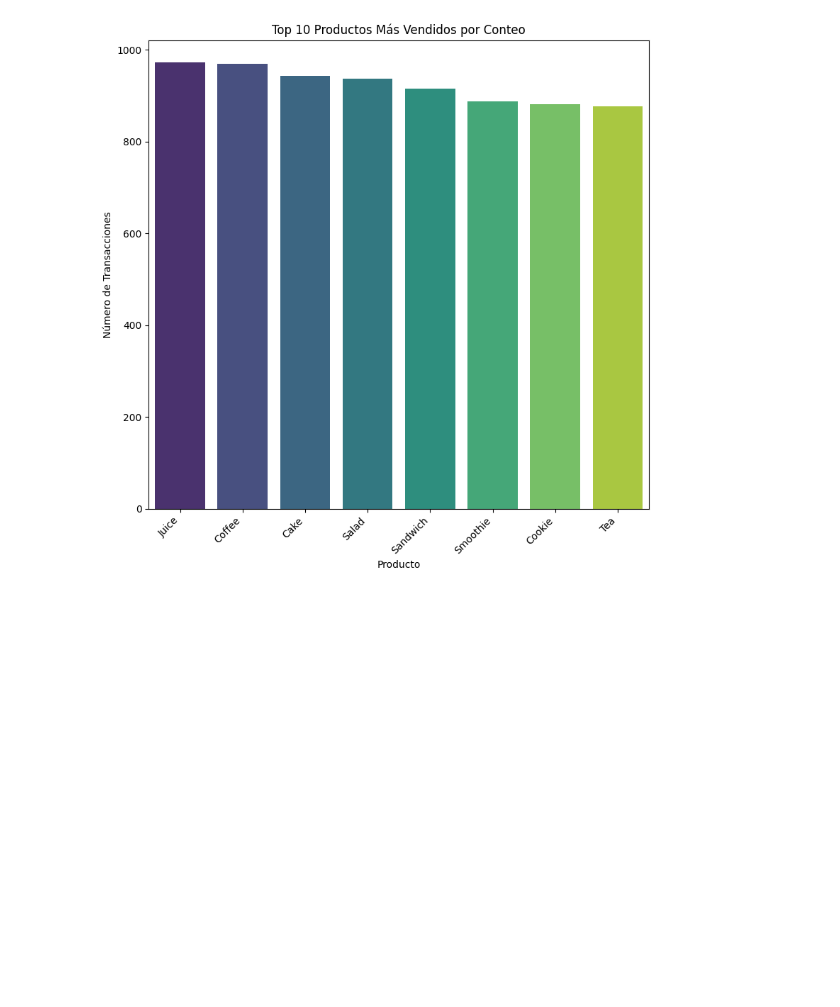
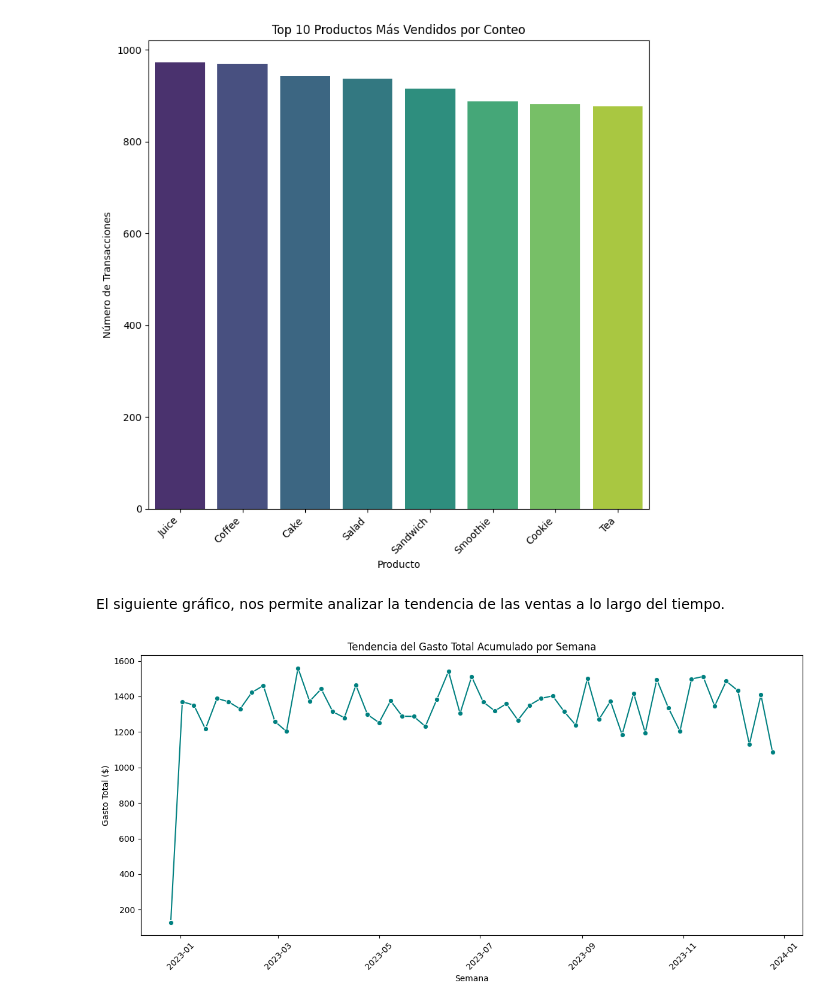
Before and after one commit to RubeenCP/EDA-Dataset-Project, a Jupyter notebook: notebook/Proyecto.ipynb, the cells around one changed output. Drawn from its saved outputs; the diff is of its cells as text; code cells hidden in the pictures; blank space fills up the shorter version.

```diff
--- a/notebook/Proyecto.ipynb
+++ b/notebook/Proyecto.ipynb
@@ -254,3 +244,26 @@ Passing `palette` without assigning `hue` is deprecated and will be removed in v
 
   sns.barplot(x=top_items.index, y=top_items.values, palette='viridis')
 [figure]
+# %% [markdown]
+El siguiente gráfico, nos permite analizar la tendencia de las ventas a lo largo del tiempo.
+# %%
+# 1. Creamos la columna 'Semana' para agrupar
+df['Semana'] = df['Transaction Date'].dt.to_period('W')
+
+# 2. Agrupamos por semana y calculamos el gasto total promedio
+# Usaremos la suma del gasto total por semana para ver el volumen.
+ventas_semanales = df.groupby('Semana')['Total Spent'].sum().reset_index()
+
+# Convertir el Period a timestamp para plotear
+ventas_semanales['Fecha_Plot'] = ventas_semanales['Semana'].dt.to_timestamp()
+
+plt.figure(figsize=(12, 6))
+sns.lineplot(data=ventas_semanales, x='Fecha_Plot', y='Total Spent', marker='o', color='teal')
+plt.title('Tendencia del Gasto Total Acumulado por Semana')
+plt.xlabel('Semana')
+plt.ylabel('Gasto Total ($)')
+plt.xticks(rotation=45)
+plt.tight_layout()
+plt.show()
+# %% [output]
+[figure, added]
```
Also changed, not shown: parts of 7 cells of this notebook.
